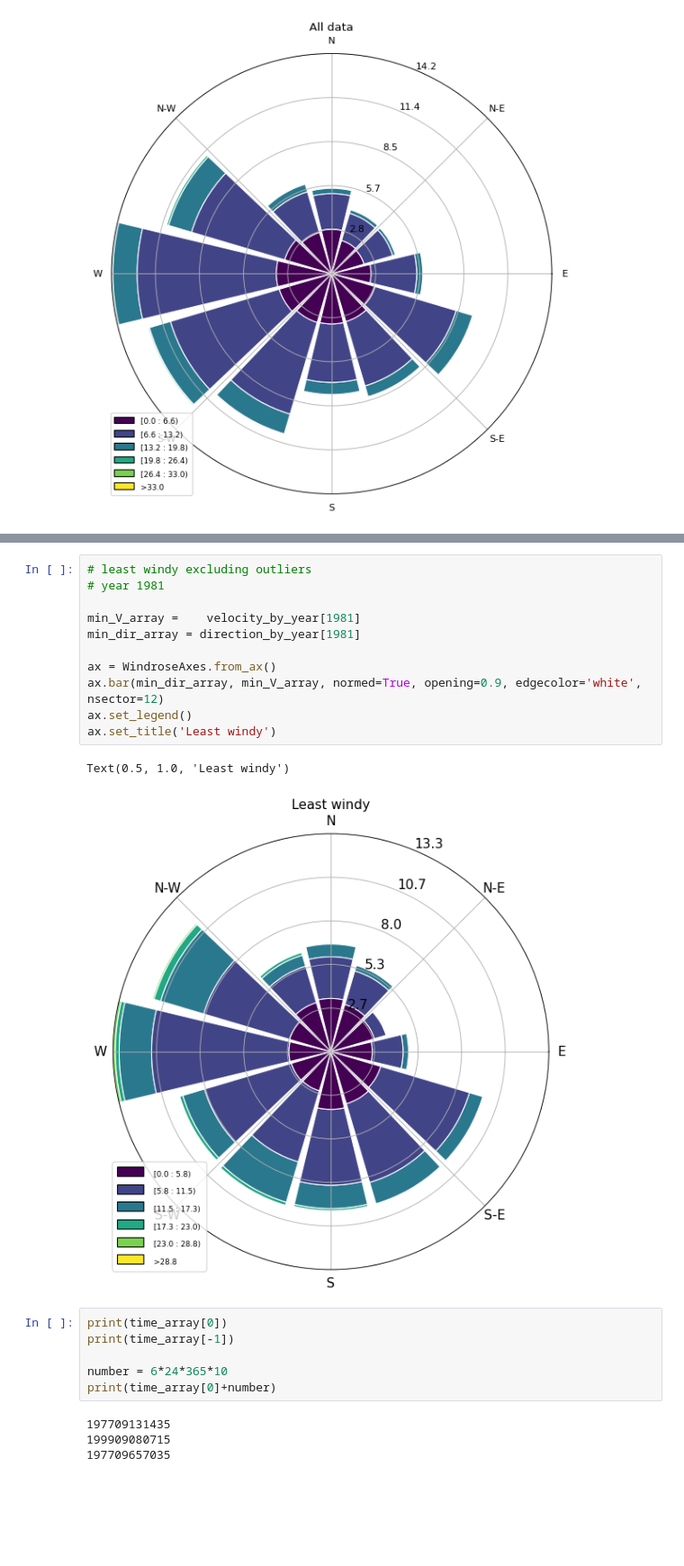
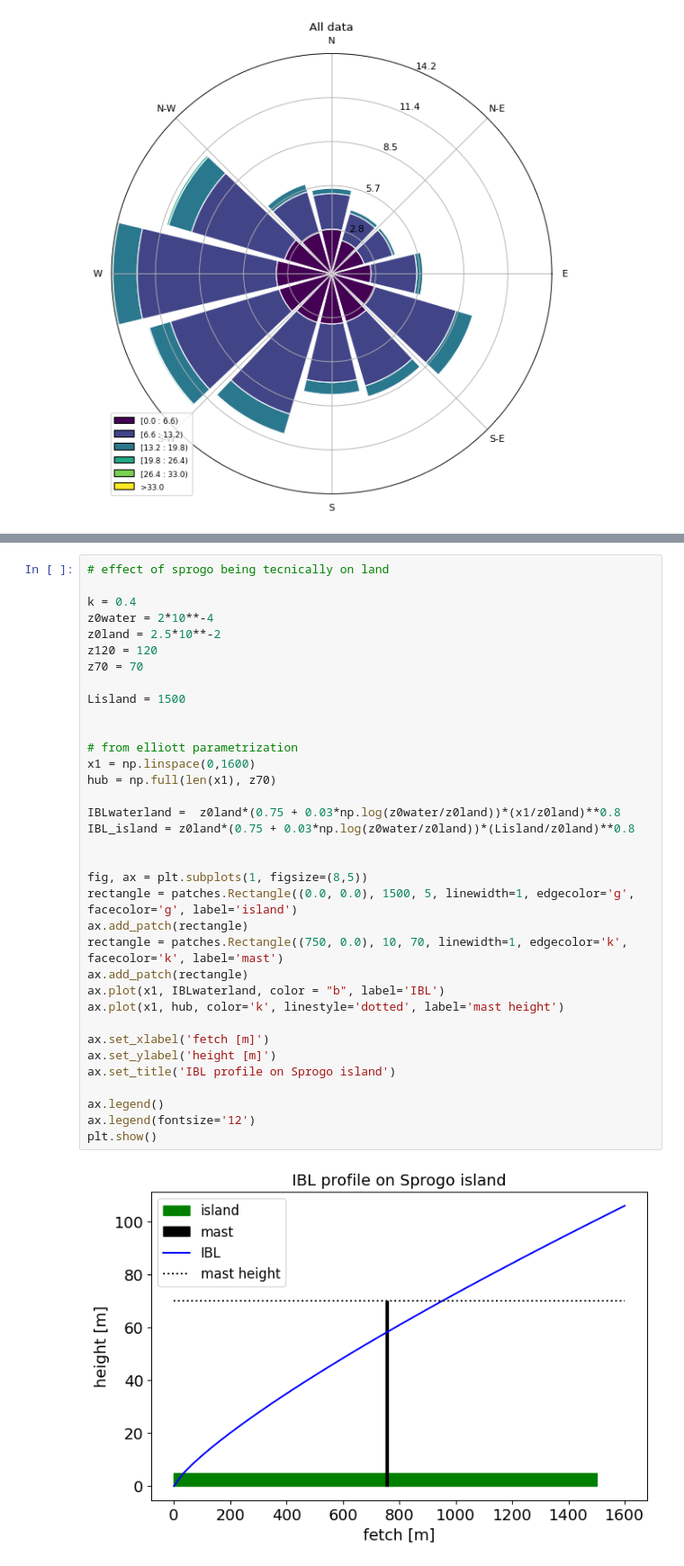
Before and after one commit to nicolaquaia/micrometereology, a Jupyter notebook: 04/assignment4_notebook.ipynb, the cells around one changed output, grey strips where cells are left out. Shown: that part at 90% size. Cells and saved outputs as stored; diff of their text form; blank space fills up the shorter version.

```diff
--- a/04/assignment4_notebook.ipynb
+++ b/04/assignment4_notebook.ipynb
@@ -399,27 +458,40 @@ computed AEP least windy =  40.15 [GWh]
 [figure]
 [figure]
 [figure]
-# %%
-# least windy excluding outliers
-# year 1981
-
-min_V_array =    velocity_by_year[1981]
-min_dir_array = direction_by_year[1981]
-
-ax = WindroseAxes.from_ax()
-ax.bar(min_dir_array, min_V_array, normed=True, opening=0.9, edgecolor='white', nsector=12)
-ax.set_legend()
-ax.set_title('Least windy')
-# %% [output]
-Text(0.5, 1.0, 'Least windy')
-[figure, removed]
-# %%
-print(time_array[0])
-print(time_array[-1])
-
-number = 6*24*365*10
-print(time_array[0]+number)
-# %% [output]
-197709131435
-199909080715
-197709657035
+# %%
+# effect of sprogo being tecnically on land
+
+k = 0.4
+z0water = 2*10**-4
+z0land = 2.5*10**-2
+z120 = 120
+z70 = 70
+
+Lisland = 1500
+
+
+# from elliott parametrization
+x1 = np.linspace(0,1600)
+hub = np.full(len(x1), z70)
+
+IBLwaterland =  z0land*(0.75 + 0.03*np.log(z0water/z0land))*(x1/z0land)**0.8
+IBL_island = z0land*(0.75 + 0.03*np.log(z0water/z0land))*(Lisland/z0land)**0.8
+
+
+fig, ax = plt.subplots(1, figsize=(8,5))
+rectangle = patches.Rectangle((0.0, 0.0), 1500, 5, linewidth=1, edgecolor='g', facecolor='g', label='island')
+ax.add_patch(rectangle)
+rectangle = patches.Rectangle((750, 0.0), 10, 70, linewidth=1, edgecolor='k', facecolor='k', label='mast')
+ax.add_patch(rectangle)
+ax.plot(x1, IBLwaterland, color = "b", label='IBL')
+ax.plot(x1, hub, color='k', linestyle='dotted', label='mast height')
+
+ax.set_xlabel('fetch [m]')
+ax.set_ylabel('height [m]')
+ax.set_title('IBL profile on Sprogo island')
+
+ax.legend()
+ax.legend(fontsize='12')
+plt.show()
+# %% [output]
+[figure, added]
```
Also changed, not shown: parts of 9 cells of this notebook.
